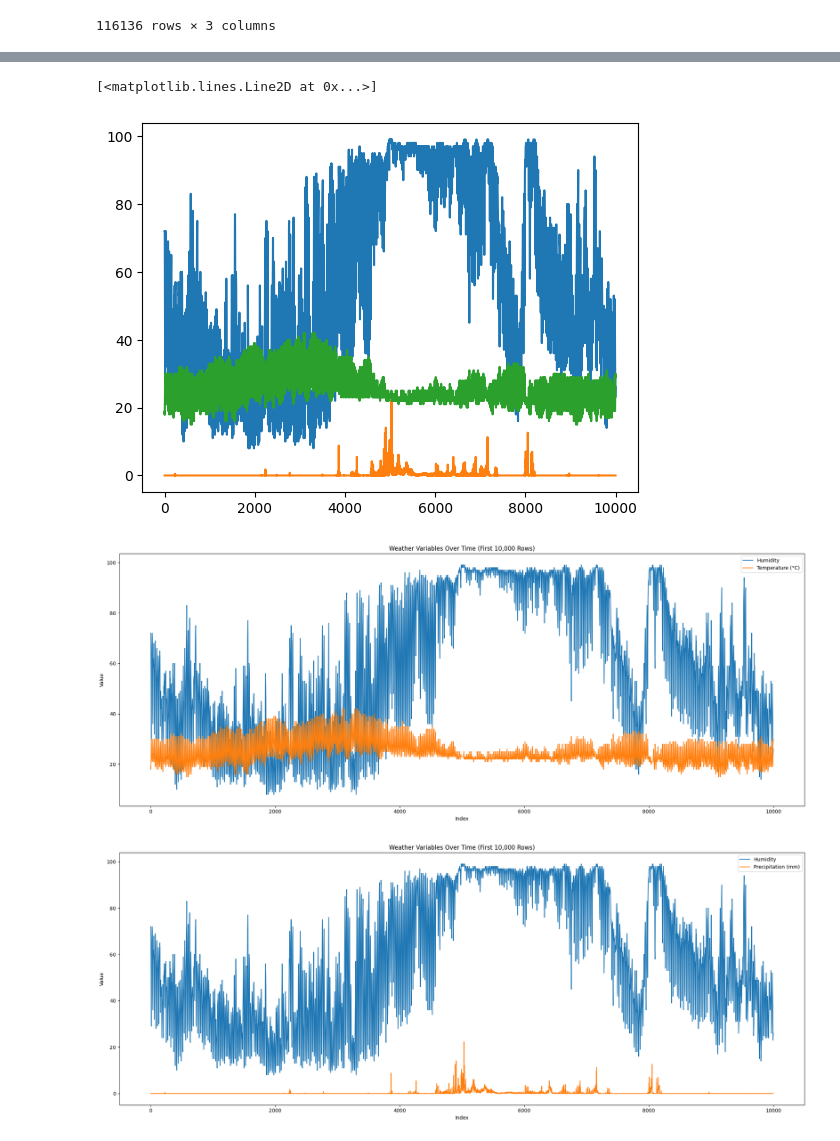
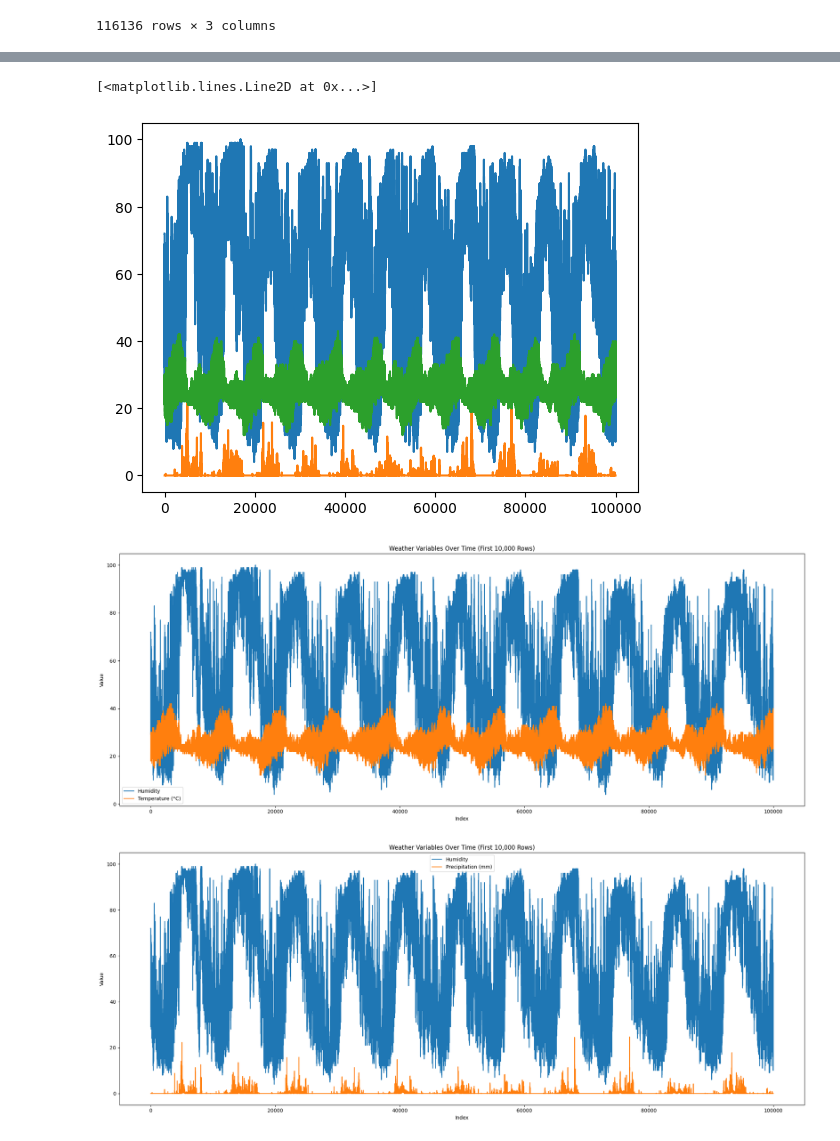
Before and after one commit to Khaire7031/Climate-Change-Impact-On-Human-Health-In-Pune, a Jupyter notebook: DataPreprocessing.ipynb, the cells around one changed output, grey strips where cells are left out. Cells and saved outputs as stored; diff of their text form; code cells hidden in the pictures.

```diff
--- a/DataPreprocessing.ipynb
+++ b/DataPreprocessing.ipynb
@@ -197,41 +197,41 @@ data.describe()
 # %%
-data = data.head(10000)
-plt.plot(data['humidity'])
-plt.plot(data['precipMM'])
-plt.plot(data['tempC'])
+newdata = data.head(100000)
+plt.plot(newdata['humidity'])
+plt.plot(newdata['precipMM'])
+plt.plot(newdata['tempC'])
 # %% [output]
 [<matplotlib.lines.Line2D at 0x...>]
-[figure, old version]
+[figure, new version]
 # %%
 
 # Selecting the first 10,000 rows
-data = data.head(100000)
+newdata = data.head(100000)
 
 plt.figure(figsize=(20, 8))
-plt.plot(data.index, data['humidity'], label='Humidity')
+plt.plot(newdata.index, newdata['humidity'], label='Humidity')
 # plt.plot(data.index, data['precipMM'], label='Precipitation (mm)')
-plt.plot(data.index, data['tempC'], label='Temperature (°C)')
+plt.plot(newdata.index, newdata['tempC'], label='Temperature (°C)')
 
 # Adding labels and legend
 plt.title('Weather Variables Over Time (First 10,000 Rows)')
 plt.xlabel('Index')
 plt.ylabel('Value')
 plt.legend()
 
 # Displaying the plot
 plt.tight_layout()
 plt.show()
 # %% [output]
-[figure, old version]
+[figure, new version]
 # %%
 
 # Selecting the first 10,000 rows
-data = data.head(100000)
+newdata = data.head(100000)
 
 plt.figure(figsize=(20, 8))
-plt.plot(data.index, data['humidity'], label='Humidity')
-plt.plot(data.index, data['precipMM'], label='Precipitation (mm)')
-# plt.plot(data.index, data['tempC'], label='Temperature (°C)')
+plt.plot(newdata.index, newdata['humidity'], label='Humidity')
+plt.plot(newdata.index, newdata['precipMM'], label='Precipitation (mm)')
+# plt.plot(newdata.index, newdata['tempC'], label='Temperature (°C)')
 
 # Adding labels and legend
 plt.title('Weather Variables Over Time (First 10,000 Rows)')
@@ -243,7 +243,7 @@ plt.legend()
 plt.tight_layout()
 plt.show()
 # %% [output]
-[figure, old version]
+[figure, new version]
 # %%
 
 # Selecting the first 10,000 rows
```
Also changed, not shown: parts of 3 cells of this notebook, 2 other files.
